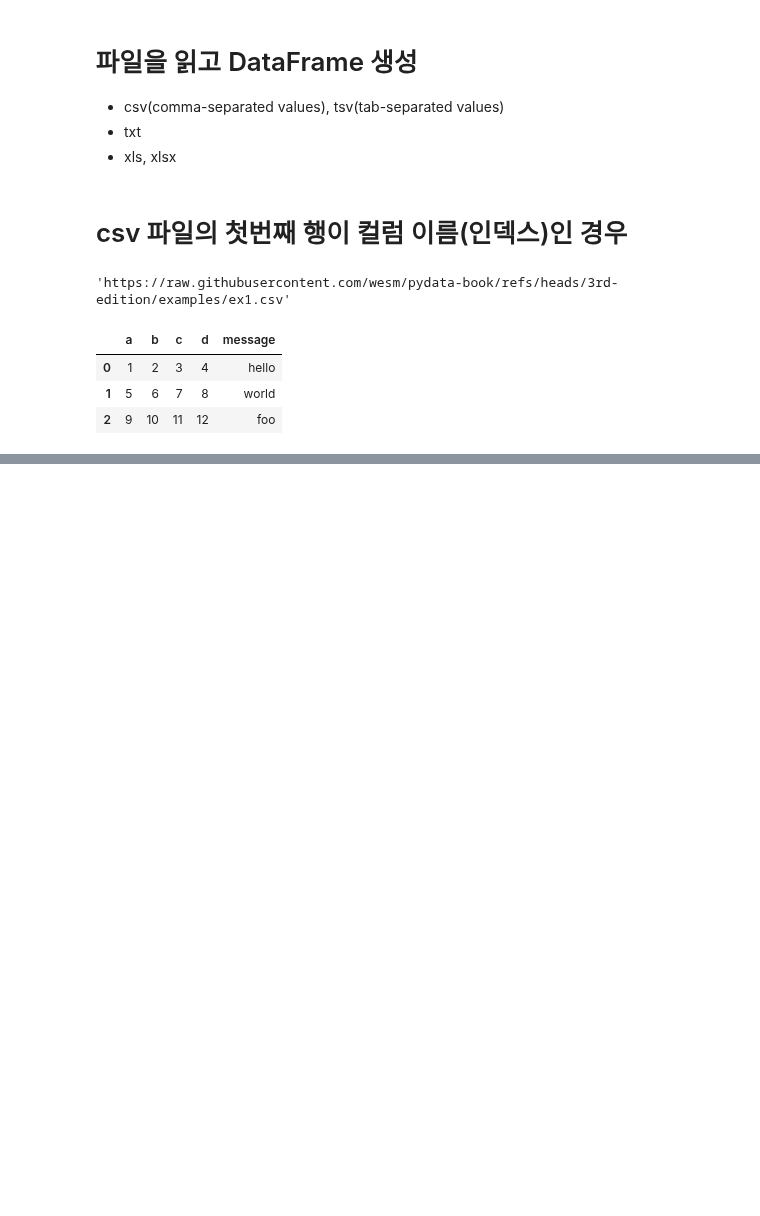
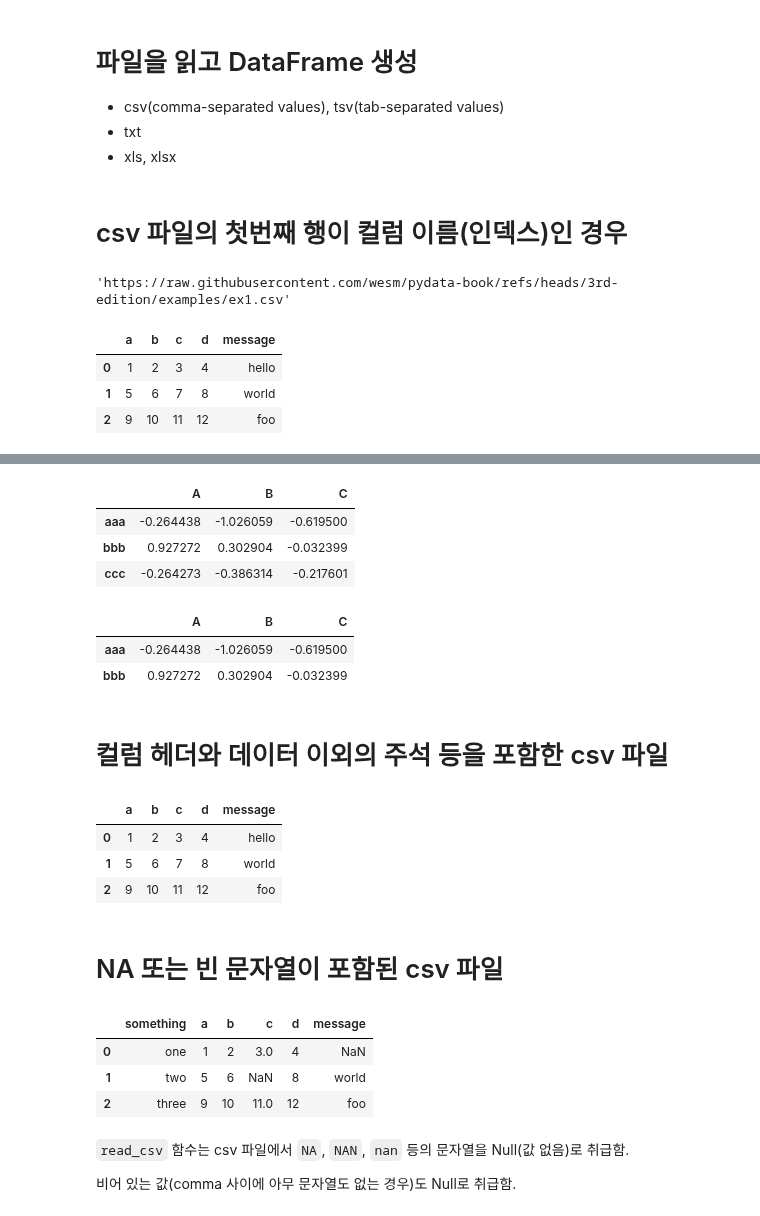
Before and after one commit to Sjleerodls/Data_Analysis, a Jupyter notebook: lab_da/da07_read.ipynb, the cells around one changed output, grey strips where cells are left out. Cells and saved outputs as stored; diff of their text form; code cells hidden in the pictures; blank space fills up the shorter version.

```diff
--- a/lab_da/da07_read.ipynb
+++ b/lab_da/da07_read.ipynb
@@ -25,0 +115,15 @@ ex1_df
+# %%
+ex3_df.loc['aaa':'ccc']
+# %% [output]
+|  | A | B | C |
+| aaa | -0.264438 | -1.026059 | -0.619500 |
+| bbb | 0.927272 | 0.302904 | -0.032399 |
+| ccc | -0.264273 | -0.386314 | -0.217601 |
+# %%
+ex3_df.iloc[:2]
+# %% [output]
+|  | A | B | C |
+| aaa | -0.264438 | -1.026059 | -0.619500 |
+| bbb | 0.927272 | 0.302904 | -0.032399 |
+# %% [markdown]
+# 컬럼 헤더와 데이터 이외의 주석 등을 포함한 csv 파일
@@ -25,0 +135,24 @@ ex1_df
+# %%
+ex4_df
+# %% [output]
+|  | a | b | c | d | message |
+| 0 | 1 | 2 | 3 | 4 | hello |
+| 1 | 5 | 6 | 7 | 8 | world |
+| 2 | 9 | 10 | 11 | 12 | foo |
+# %% [markdown]
+# NA 또는 빈 문자열이 포함된 csv 파일
+# %%
+ex5_path = 'https://raw.githubusercontent.com/wesm/pydata-book/refs/heads/3rd-edition/examples/ex5.csv'
+# %%
+ex5_df = pd.read_csv(ex5_path)
+# %%
+ex5_df
+# %% [output]
+|  | something | a | b | c | d | message |
+| 0 | one | 1 | 2 | 3.0 | 4 | NaN |
+| 1 | two | 5 | 6 | NaN | 8 | world |
+| 2 | three | 9 | 10 | 11.0 | 12 | foo |
+# %% [markdown]
+`read_csv` 함수는 csv 파일에서 `NA`, `NAN`, `nan` 등의 문자열을 Null(값 없음)로 취급함.
+
+비어 있는 값(comma 사이에 아무 문자열도 없는 경우)도 Null로 취급함.
```
Also changed, not shown: parts of 21 cells of this notebook.
